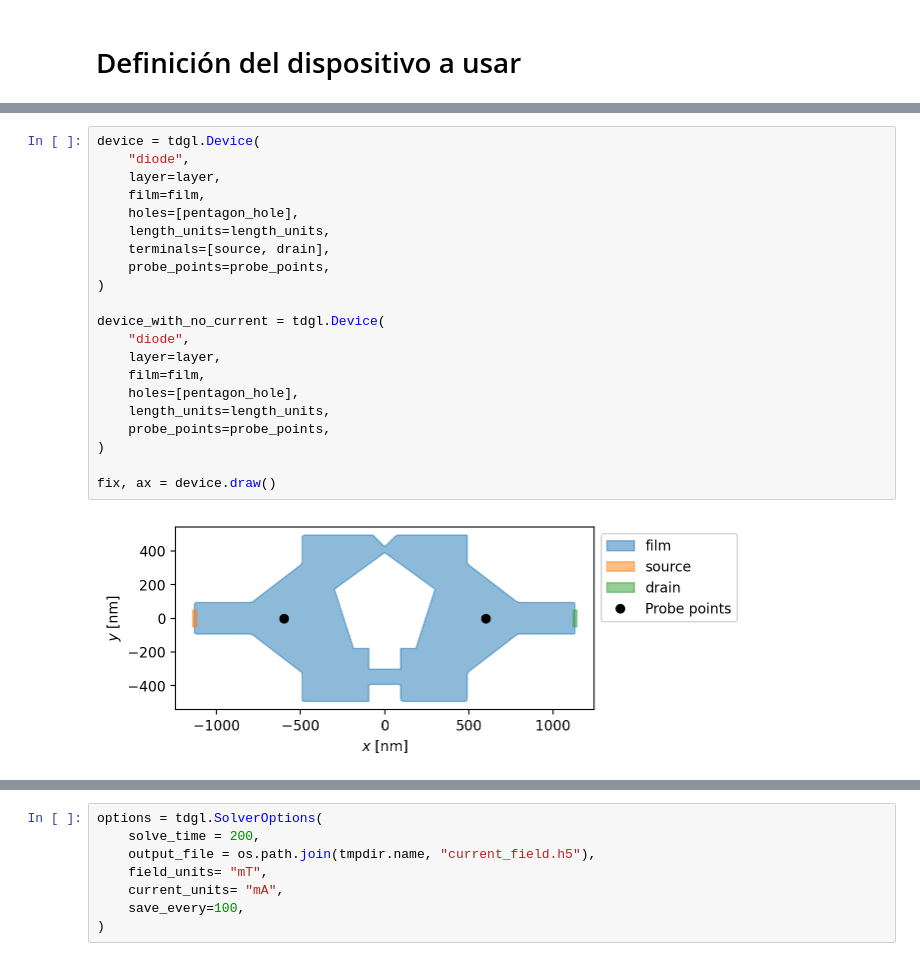
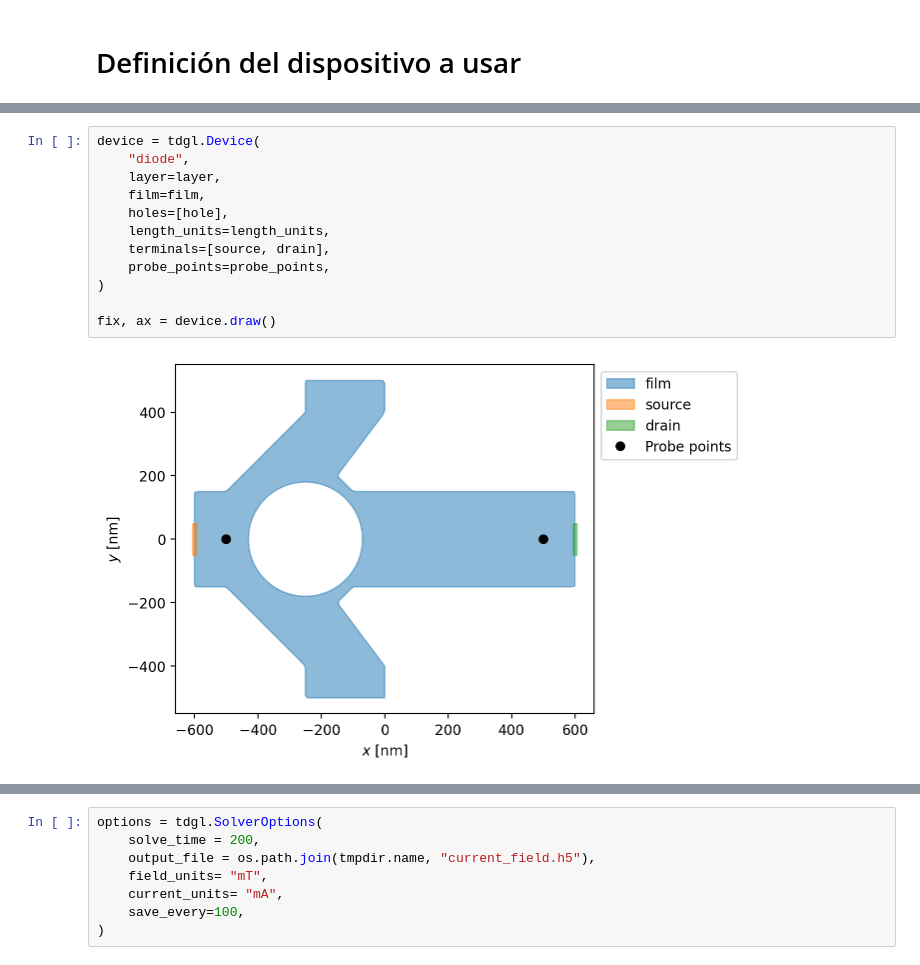
Before and after one commit to kyziak-old/electrodinamica2-proyecto, a Jupyter notebook: proyecto-electrodinamica.ipynb, the cells around one changed output, grey strips where cells are left out. Cells and saved outputs as stored; diff of their text form.

Commit message:
feat: change device shape

```diff
--- a/proyecto-electrodinamica.ipynb
+++ b/proyecto-electrodinamica.ipynb
@@ -93,25 +66,16 @@ probe_points = [(-600,0),(600,0)]
 # %%
 device = tdgl.Device(
     "diode",
     layer=layer,
     film=film,
-    holes=[pentagon_hole],
+    holes=[hole],
     length_units=length_units,
     terminals=[source, drain],
     probe_points=probe_points,
 )
 
-device_with_no_current = tdgl.Device(
-    "diode",
-    layer=layer,
-    film=film,
-    holes=[pentagon_hole],
-    length_units=length_units,
-    probe_points=probe_points,
-)
-
 fix, ax = device.draw()
 # %% [output]
-[figure, old version]
+[figure, new version]
 # %%
 device.make_mesh(max_edge_length= coherence_length/2, smooth=100)
```
Also changed, not shown: parts of 4 cells of this notebook.
